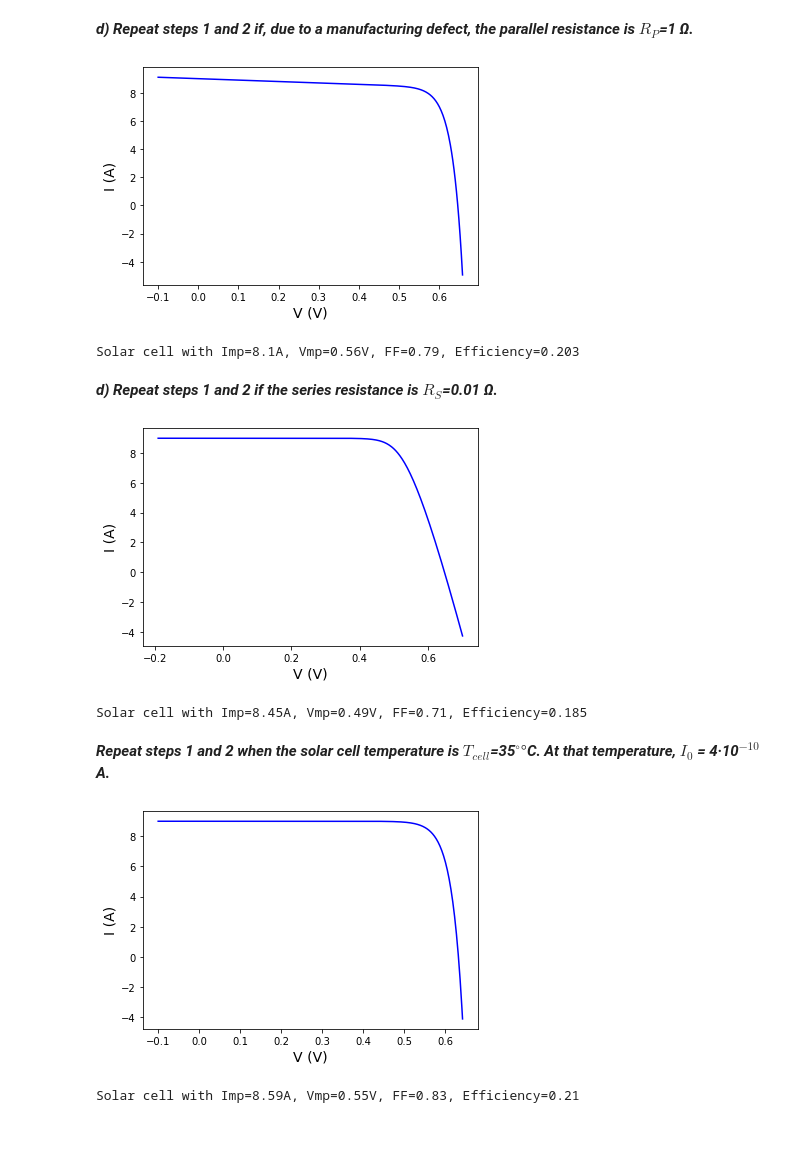
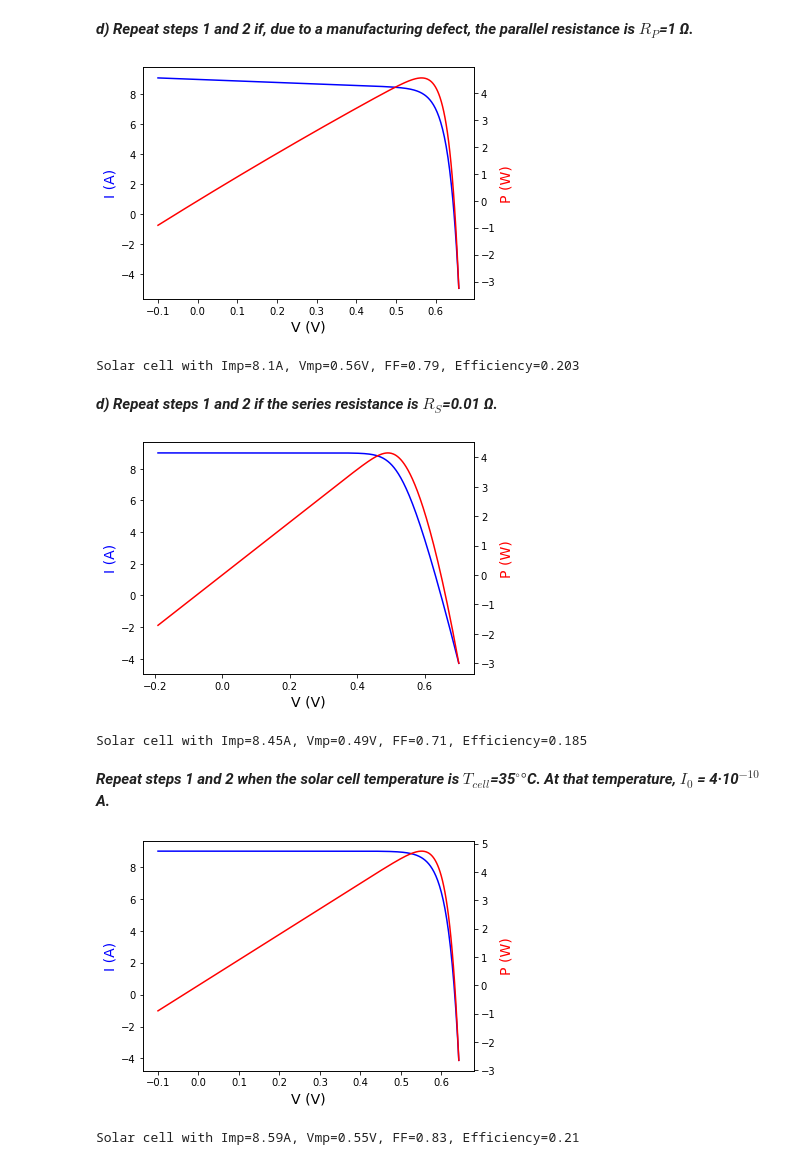
Before and after one commit to martavp/pv-textbook, a Jupyter notebook: Figures/Chapter_04/Notebooks/Problem_S4.2.ipynb, the cells around one changed output. Cells and saved outputs as stored; diff of their text form; code cells hidden in the pictures; blank space fills up the shorter version.

```diff
--- a/Figures/Chapter_04/Notebooks/Problem_S4.2.ipynb
+++ b/Figures/Chapter_04/Notebooks/Problem_S4.2.ipynb
@@ -112,7 +112,7 @@ def get_Pmax(IVdata):
     Vm = PV[maxPosition,0]
     Im = IV_sorted[maxPosition,1]
 
-    return Pm, Vm, Im
+    return PV, Pm, Vm, Im
 # %% [markdown]
 We can now plot the IV curve and calculate the most representative parameters
 # %%
@@ -180,16 +199,25 @@ Rs = 0  # ohm
 Rp = 1 # ohm
 
 IV_curve = model_IV(IL, I0, n, Rs, Rp, temperature)
-Pm, Vm, Im = get_Pmax(IV_curve)
+PV, Pm, Vm, Im = get_Pmax(IV_curve)
 Eff = Pm/(cell_area/10000*1000)
 Voc = get_Voc(IV_curve)
 Isc = get_Isc(IV_curve)
 FF= Pm/(Isc*Voc)
 
 # Plot the data
-plt.plot(IV_curve[:,0], IV_curve[:,1], color='b')
-plt.xlabel('V (V)', size=14)
-plt.ylabel('I (A)', size=14)
+fig, ax1 = plt.subplots()
+
+ax1.set_xlabel('V (V)', size=14)
+ax1.set_ylabel('I (A)', size=14, color='b')
+ax1.plot(IV_curve[:,0], IV_curve[:,1], color='b', label="I-V")
+
+ax2 = ax1.twinx()
+
+ax2.set_ylabel('P (W)', size=14, color='r')
+ax2.plot(PV[:,0], PV[:,1], color='r')
+
+fig.tight_layout()  # otherwise the right y-label is slightly clipped
 plt.show()
 
 # Report the values
@@ -200,37 +228,46 @@ sResult = ("Solar cell with " +
           "Efficiency=" + str(round(Eff,3)) )
 print(sResult)
 # %% [output]
-[figure, old version]
+[figure, new version]
 Solar cell with Imp=8.1A, Vmp=0.56V, FF=0.79, Efficiency=0.203
 # %% [markdown]
 ***d) Repeat steps 1 and 2 if the series resistance is $R_S$=0.01 Ω.***
 # %%
 IL = 9
 Rs = 0.01  # ohm
 Rp = 1e10 # ohm
 
 IV_curve = model_IV(IL, I0, n, Rs, Rp, temperature)
-Pm, Vm, Im = get_Pmax(IV_curve)
+PV, Pm, Vm, Im = get_Pmax(IV_curve)
 Eff = Pm/(cell_area/10000*1000)
 Voc = get_Voc(IV_curve)
 Isc = get_Isc(IV_curve)
 FF= Pm/(Isc*Voc)
 
 # Plot the data
-plt.plot(IV_curve[:,0], IV_curve[:,1], color='b')
-plt.xlabel('V (V)', size=14)
-plt.ylabel('I (A)', size=14)
+fig, ax1 = plt.subplots()
+
+ax1.set_xlabel('V (V)', size=14)
+ax1.set_ylabel('I (A)', size=14, color='b')
+ax1.plot(IV_curve[:,0], IV_curve[:,1], color='b', label="I-V")
+
+ax2 = ax1.twinx()
+
+ax2.set_ylabel('P (W)', size=14, color='r')
+ax2.plot(PV[:,0], PV[:,1], color='r')
+
+fig.tight_layout()  # otherwise the right y-label is slightly clipped
 plt.show()
 
 # Report the values
 sResult = ("Solar cell with " +
           "Imp=" + str(round(Im,2)) + "A, " +
           "Vmp=" + str(round(Vm,2)) + "V, " +
           "FF=" + str(round(FF,2))  + ", "
           "Efficiency=" + str(round(Eff,3)) )
 print(sResult)
 # %% [output]
-[figure, old version]
+[figure, new version]
 Solar cell with Imp=8.45A, Vmp=0.49V, FF=0.71, Efficiency=0.185
 # %% [markdown]
 ***Repeat steps 1 and 2 when the solar cell temperature is $T_{cell}$=35$^{\circ}°$C. At that temperature, $I_0$ = 4·10$^{-10}$ A.***
@@ -242,16 +279,26 @@ I0 = 4e-10 # A
 temperature = 35 #ºC
 
 IV_curve = model_IV(IL, I0, n, Rs, Rp, temperature)
-Pm, Vm, Im = get_Pmax(IV_curve)
+PV, Pm, Vm, Im = get_Pmax(IV_curve)
 Eff = Pm/(cell_area/10000*1000)
 Voc = get_Voc(IV_curve)
 Isc = get_Isc(IV_curve)
 FF= Pm/(Isc*Voc)
 
 # Plot the data
-plt.plot(IV_curve[:,0], IV_curve[:,1], color='b')
-plt.xlabel('V (V)', size=14)
-plt.ylabel('I (A)', size=14)
+fig, ax1 = plt.subplots()
+
+ax1.set_xlabel('V (V)', size=14)
+ax1.set_ylabel('I (A)', size=14, color='b')
+ax1.plot(IV_curve[:,0], IV_curve[:,1], color='b', label="I-V")
+
+ax2 = ax1.twinx()
+
+ax2.set_ylabel('P (W)', size=14, color='r')
+ax2.plot(PV[:,0], PV[:,1], color='r')
+
+
+fig.tight_layout()  # otherwise the right y-label is slightly clipped
 plt.show()
 
 # Report the values
@@ -262,5 +309,5 @@ sResult = ("Solar cell with " +
           "Efficiency=" + str(round(Eff,3)) )
 print(sResult)
 # %% [output]
-[figure, old version]
+[figure, new version]
 Solar cell with Imp=8.59A, Vmp=0.55V, FF=0.83, Efficiency=0.21
```
Also changed, not shown: parts of 2 cells of this notebook, 17 other files.
